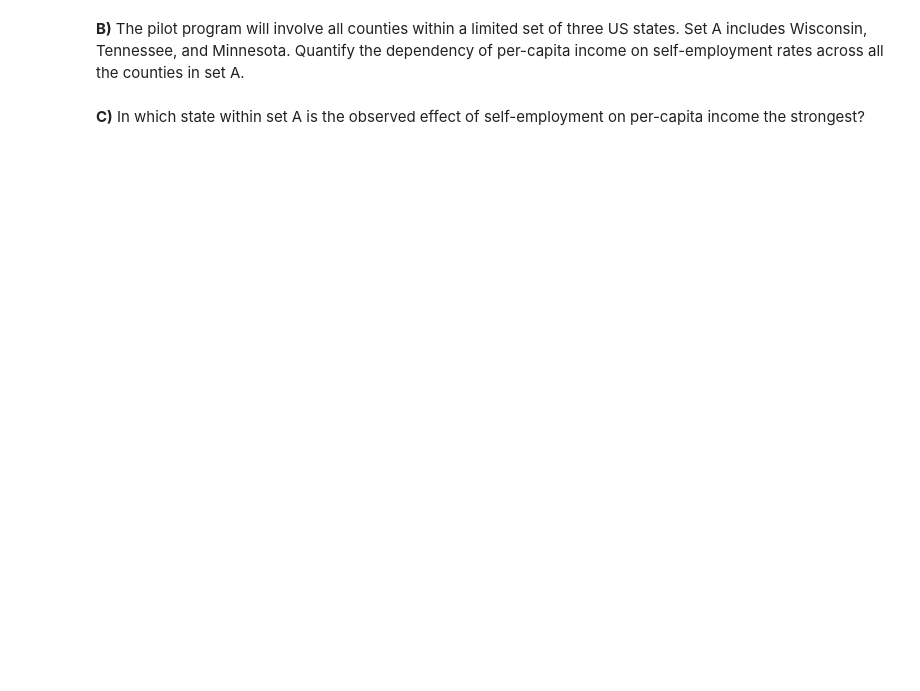
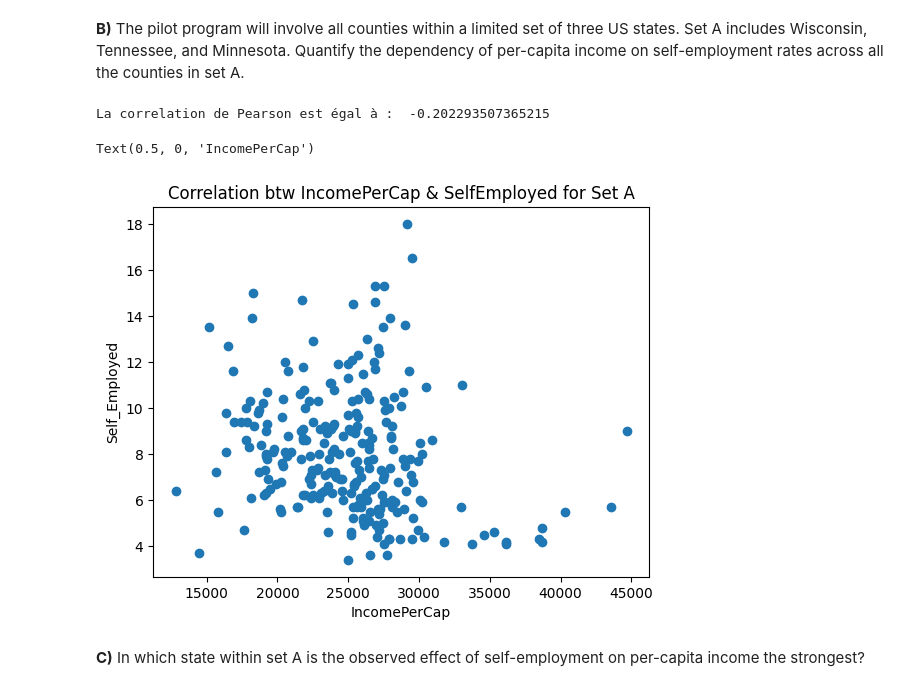
Before and after one commit to fpalmisa/2023, a Jupyter notebook: Exercises/03 - Describing data/Describing_data_exercise.ipynb, the cells around one changed output. Drawn from its saved outputs; the diff is of its cells as text; code cells hidden in the pictures; blank space fills up the shorter version.

```diff
--- a/Exercises/03 - Describing data/Describing_data_exercise.ipynb
+++ b/Exercises/03 - Describing data/Describing_data_exercise.ipynb
@@ -180,2 +224,22 @@ Since it is unethical and impossible in this setting to run a controlled experim
+# %%
+### your code and or answer here ##
+
+set = df.loc[df['State'].isin(['Wisconsin','Tennessee','Minnesota'])]
+#159x37
+
+spset = stats.pearsonr(set['IncomePerCap'],set['SelfEmployed'])
+print('La correlation de Pearson est égal à : ', spset[0])
+
+plt.scatter(set['IncomePerCap'].values,set['SelfEmployed'].values)
+plt.title('Correlation btw IncomePerCap & SelfEmployed for Set A')
+plt.ylabel('Self_Employed')
+plt.xlabel('IncomePerCap')
+
+
+#La corrélation est un peu plus élevée dans ce cas mais elle n'est non plus pas corrélée
+# %% [output]
+La correlation de Pearson est égal à :  -0.202293507365215
+Text(0.5, 0, 'IncomePerCap')
+[figure, added]
 # %% [markdown]
 **C)** In which state within set A is the observed effect of self-employment on per-capita income the strongest?
```
Also changed, not shown: parts of 18 cells of this notebook.
